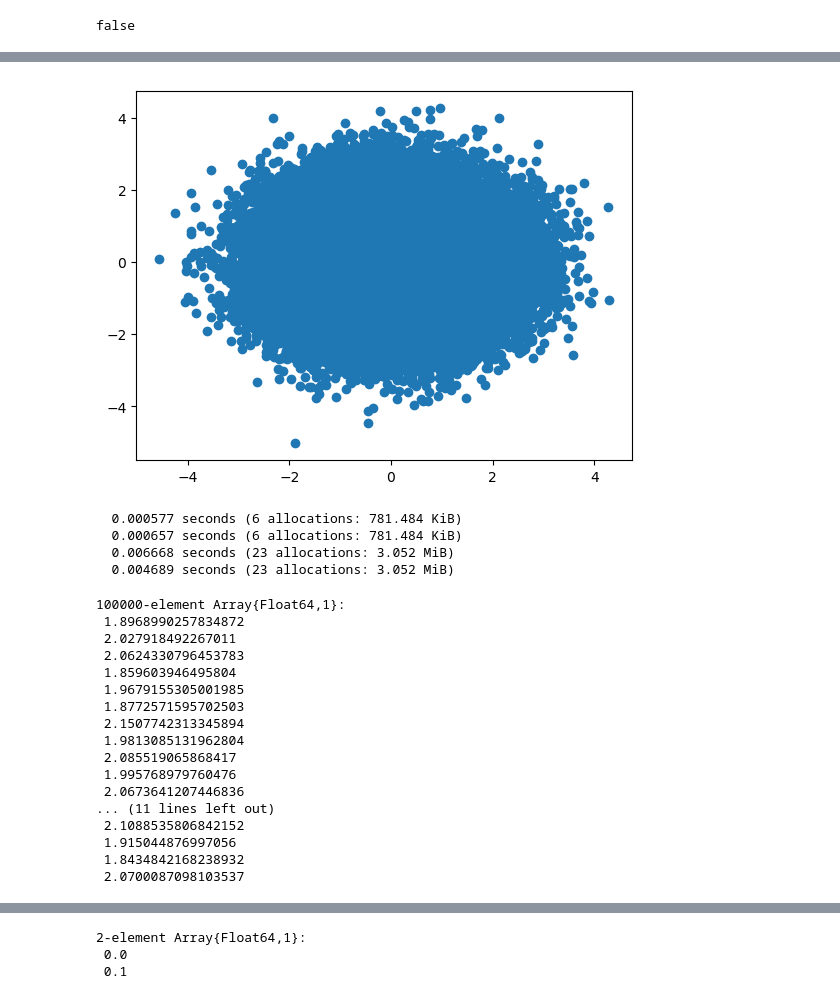
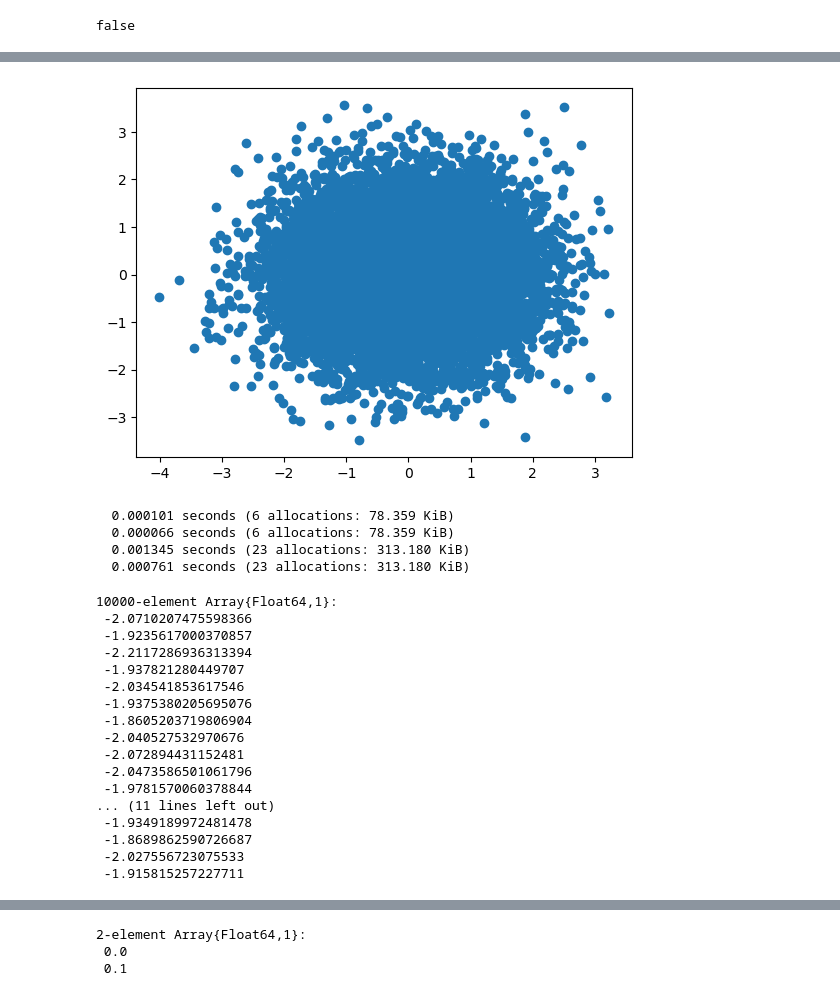
Before and after one commit to spenam/thesis_codes_git, a Jupyter notebook: information.ipynb, the cells around one changed output, grey strips where cells are left out. Cells and saved outputs as stored; diff of their text form; code cells hidden in the pictures.

```diff
--- a/information.ipynb
+++ b/information.ipynb
@@ -24,45 +29,45 @@ println(grid[1][1])
 # %%
-arraysize=100000
+arraysize=10000
 @time u1 = rand(arraysize)
 @time u2 = rand(arraysize)
 @time z0 = map.(sqrt,-2* map.(log,u1)) .*map.(cos,2. *pi*u2)
 @time z1 = map.(sqrt,-2* map.(log,u1)) .*map.(sin,2. *pi*u2)
 scatter(z0,z1)
 
 xz0=z0*0.15
 pz1=z1*0.1
 Xz0=z0 .+20.
-Pz1=z1*0.1 .+2.
+Pz1=z1*0.1 .-2.
 
 #x=x.-8
 #y=rand(Truncated(Normal(0, 1.), -1.5, 1.5), 100)
 #grid=Iterators.product(x,y)
 #grid=collect.(grid)
 #println(grid[1])
 #println(grid[1][1])
 # %% [output]
-[figure, old version]
+[figure, new version]
-  0.000577 seconds (6 allocations: 781.484 KiB)
-  0.000657 seconds (6 allocations: 781.484 KiB)
-  0.006668 seconds (23 allocations: 3.052 MiB)
-  0.004689 seconds (23 allocations: 3.052 MiB)
+  0.000101 seconds (6 allocations: 78.359 KiB)
+  0.000066 seconds (6 allocations: 78.359 KiB)
+  0.001345 seconds (23 allocations: 313.180 KiB)
+  0.000761 seconds (23 allocations: 313.180 KiB)
-100000-element Array{Float64,1}:
- 1.8968990257834872
- 2.027918492267011
- 2.0624330796453783
- 1.859603946495804
- 1.9679155305001985
- 1.8772571595702503
- 2.1507742313345894
- 1.9813085131962804
- 2.085519065868417
- 1.995768979760476
- 2.0673641207446836
+10000-element Array{Float64,1}:
+ -2.0710207475598366
+ -1.9235617000370857
+ -2.2117286936313394
+ -1.937821280449707
+ -2.034541853617546
+ -1.9375380205695076
+ -1.8605203719806904
+ -2.040527532970676
+ -2.072894431152481
+ -2.0473586501061796
+ -1.9781570060378844
 ... (11 lines left out)
- 2.1088535806842152
- 1.915044876997056
- 1.8434842168238932
- 2.0700087098103537
+ -1.9349189972481478
+ -1.8689862590726687
+ -2.027556723075533
+ -1.915815257227711
 # %%
 scatter(xz0,pz1)
 ylim(-8,8)
```
Also changed, not shown: parts of 7 cells of this notebook, 12 other files.
